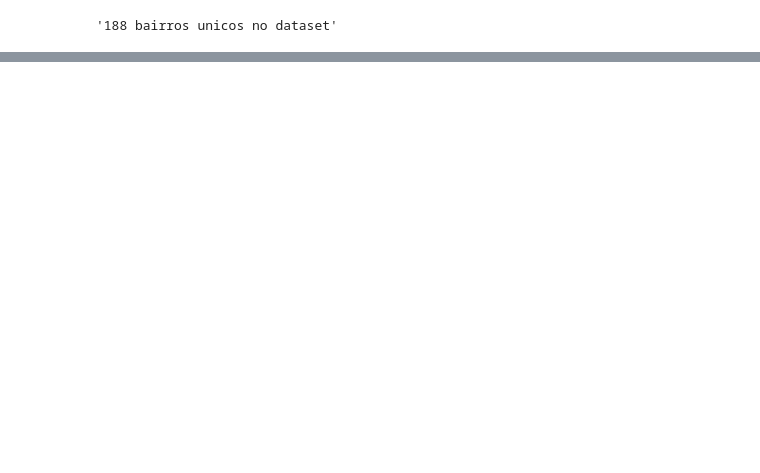
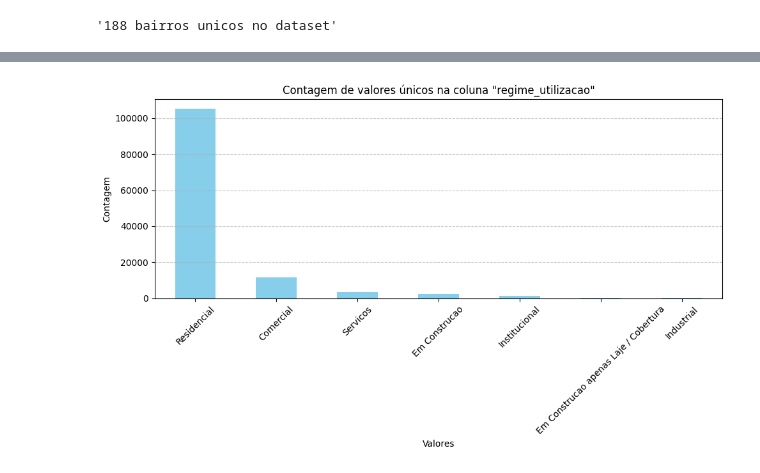
Before and after one commit to EmilioSandroFilho/imoveisgv, a Jupyter notebook: exploratória.ipynb, the cells around one changed output, grey strips where cells are left out. Saved outputs shown, nothing was run; the diff lists cells and outputs as text; code cells hidden in the pictures; blank space fills up the shorter version.

```diff
--- a/exploratória.ipynb
+++ b/exploratória.ipynb
@@ -117,0 +130,4 @@ Name: venal, dtype: float64
+# %%
+plotar_grafico_barras(imoveis_unique,'regime_utilizacao')
+# %% [output]
+[figure, added]
```
Also changed, not shown: parts of 28 cells of this notebook.
